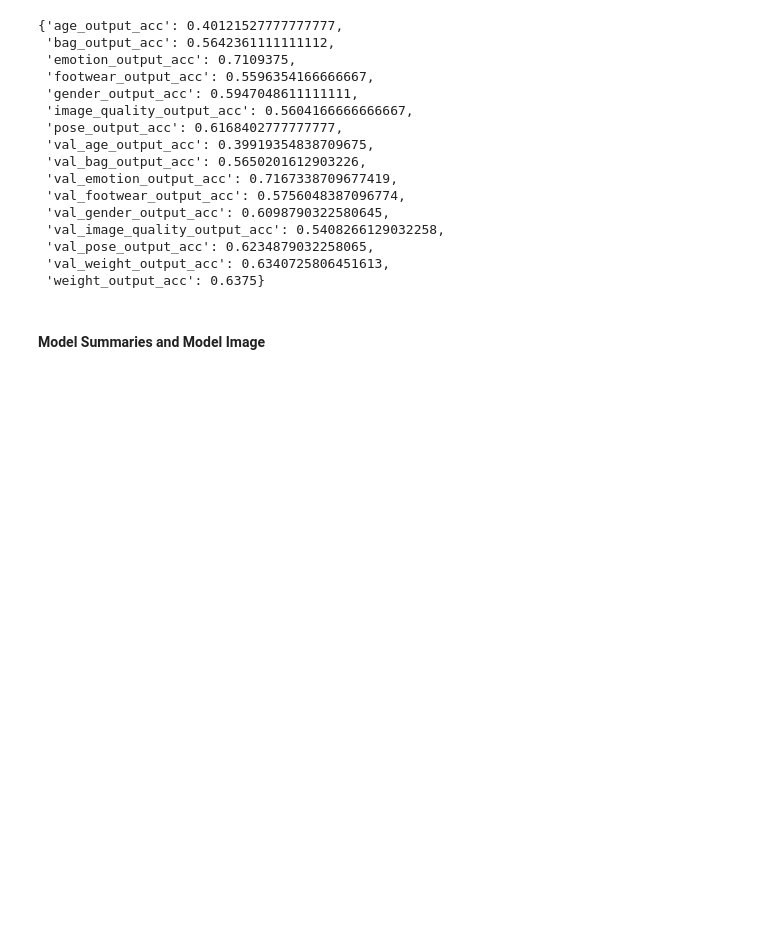
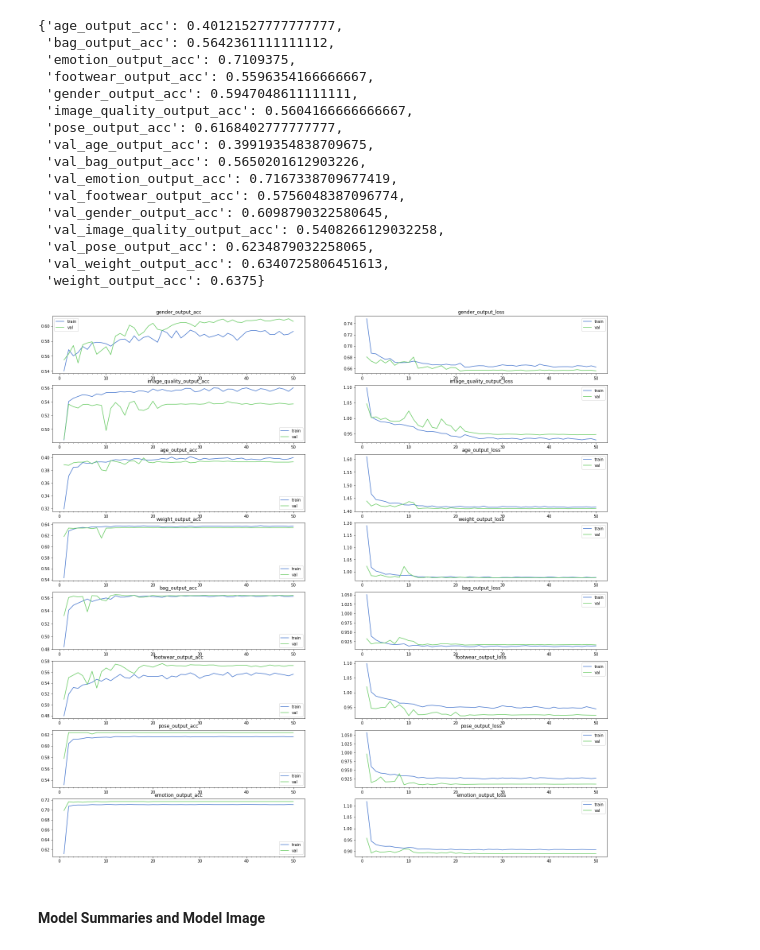
Before and after one commit to vamsigp/EIP-4, a Jupyter notebook: wk-5/trail-2/W5_PersonAttributes.ipynb, the cells around one changed output. Saved outputs shown, nothing was run; the diff lists cells and outputs as text; code cells hidden in the pictures; blank space fills up the shorter version.

Commit message:
Updated with graphs

```diff
--- a/wk-5/trail-2/W5_PersonAttributes.ipynb
+++ b/wk-5/trail-2/W5_PersonAttributes.ipynb
@@ -541,6 +541,33 @@ max_acc_dict
  'val_pose_output_acc': 0.6234879032258065,
  'val_weight_output_acc': 0.6340725806451613,
  'weight_output_acc': 0.6375}
+# %%
+def plot_model_history(model_history):
+    acc = ['gender_output_acc', 'image_quality_output_acc' , 'age_output_acc', 'weight_output_acc','bag_output_acc', 'footwear_output_acc','pose_output_acc',  'emotion_output_acc']
+    val_acc = ['val_gender_output_acc', 'val_image_quality_output_acc' , 'val_age_output_acc', 'val_weight_output_acc','val_bag_output_acc', 'val_footwear_output_acc','val_pose_output_acc',  'val_emotion_output_acc']
+    loss = ['gender_output_loss', 'image_quality_output_loss' , 'age_output_loss', 'weight_output_loss','bag_output_loss', 'footwear_output_loss','pose_output_loss',  'emotion_output_loss']
+    val_loss = ['val_gender_output_loss', 'val_image_quality_output_loss' , 'val_age_output_loss', 'val_weight_output_loss','val_bag_output_loss', 'val_footwear_output_loss','val_pose_output_loss',  'val_emotion_output_loss']
+    fig, axs = plt.subplots(8,2,figsize=(25,25))
+    for i in range(8) :
+      axs[i][0].plot(range(1,len(model_history.history[acc[i]])+1),model_history.history[acc[i]])
+      axs[i][0].plot(range(1,len(model_history.history[val_acc[i]])+1),model_history.history[val_acc[i]])
+      axs[i][0].set_title(acc[i])
+
+      axs[i][0].set_xticks(np.arange(1,len(model_history.history[val_acc[i]])+1),len(model_history.history[val_acc[i]])/10)
+      axs[i][0].legend(['train', 'val'], loc='best')
+      # summarize history for loss
+      axs[i][1].plot(range(1,len(model_history.history[loss[i]])+1),model_history.history[loss[i]])
+      axs[i][1].plot(range(1,len(model_history.history[val_loss[i]])+1),model_history.history[val_loss[i]])
+      axs[i][1].set_title(loss[i])
+
+      axs[i][1].set_xticks(np.arange(1,len(model_history.history[loss[i]])+1),len(model_history.history[loss[i]])/10)
+      axs[i][1].legend(['train', 'val'], loc='best')
+
+    plt.show()
+# %%
+plot_model_history(train_history)
+# %% [output]
+[figure, added]
 # %% [markdown]
 #### Model Summaries and Model Image
 # %%
```
